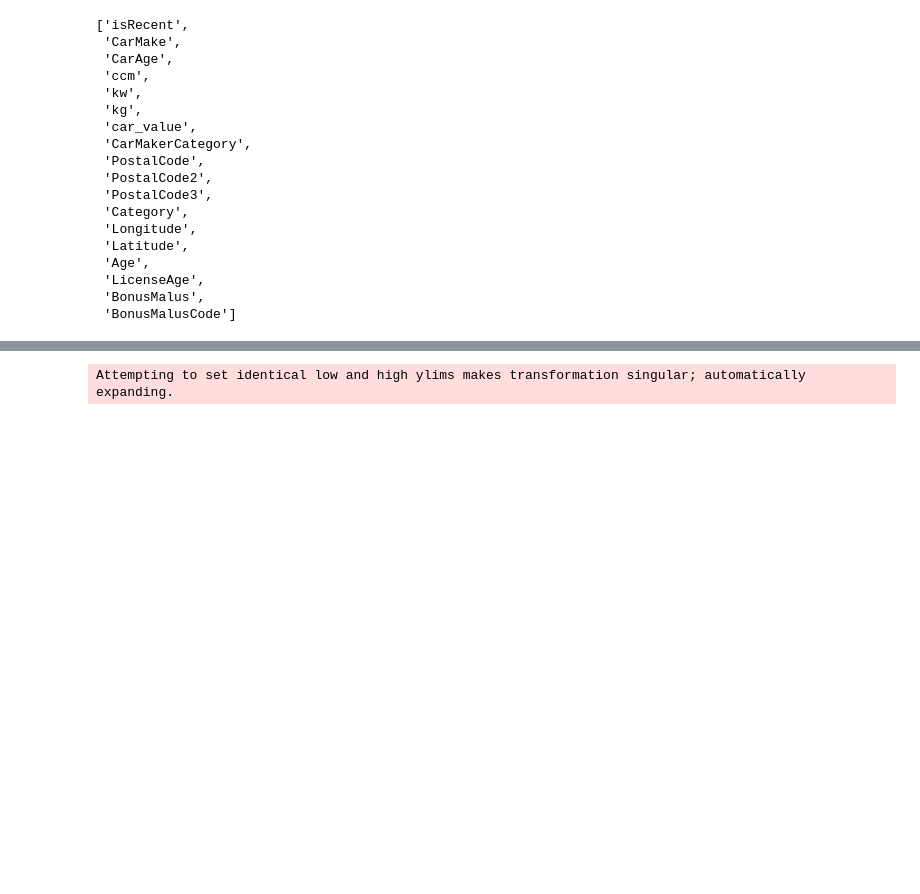
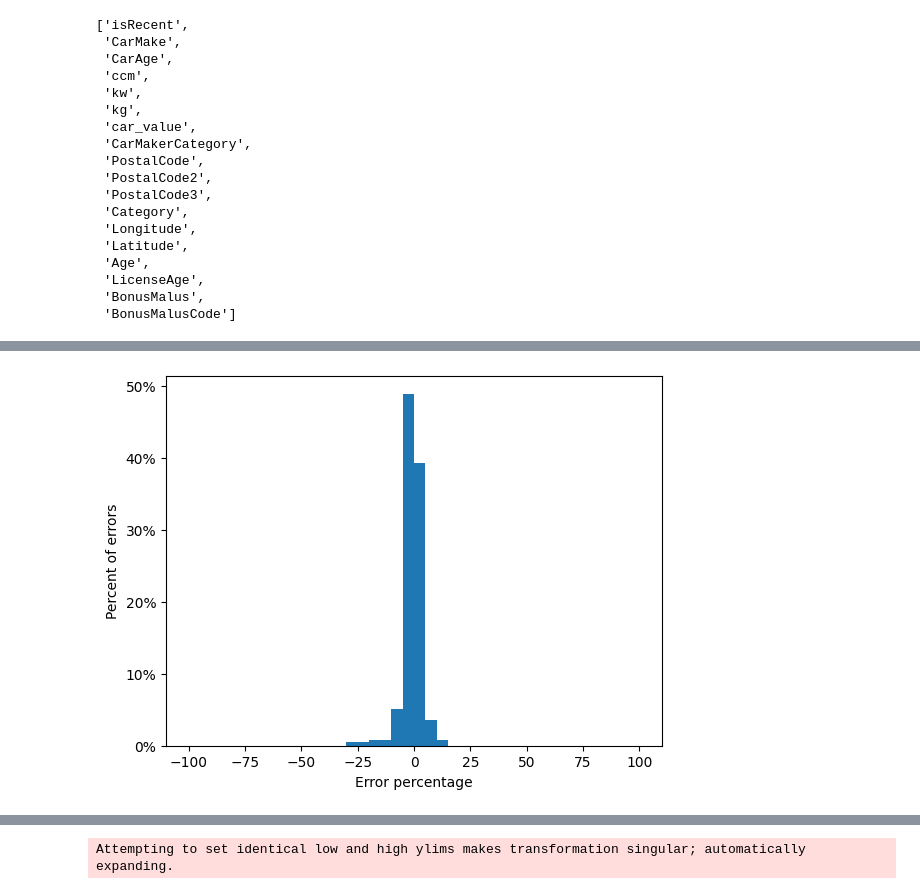
Before and after one commit to asdasde/market_models, a Jupyter notebook: notebooks/market_model.ipynb, the cells around one changed output, grey strips where cells are left out. Saved outputs shown, nothing was run; the diff lists cells and outputs as text; code cells hidden in the pictures; blank space fills up the shorter version.

```diff
--- a/notebooks/market_model.ipynb
+++ b/notebooks/market_model.ipynb
@@ -482,2 +448,6 @@ Mean MAPE over 3 fold Cross-validation is 9.57 ± 0.05%.
 # %%
-model = modelTrain(transposed_train, transposed_test, param = best_hyperparams)
+model = modelTrain(transposed_train, transposed_test)
+out = mergePredictions(model)
+plotHistErrorPercenage(out)
+# %% [output]
+[figure, added]
```
Also changed, not shown: parts of 38 cells of this notebook, 1 other file.
